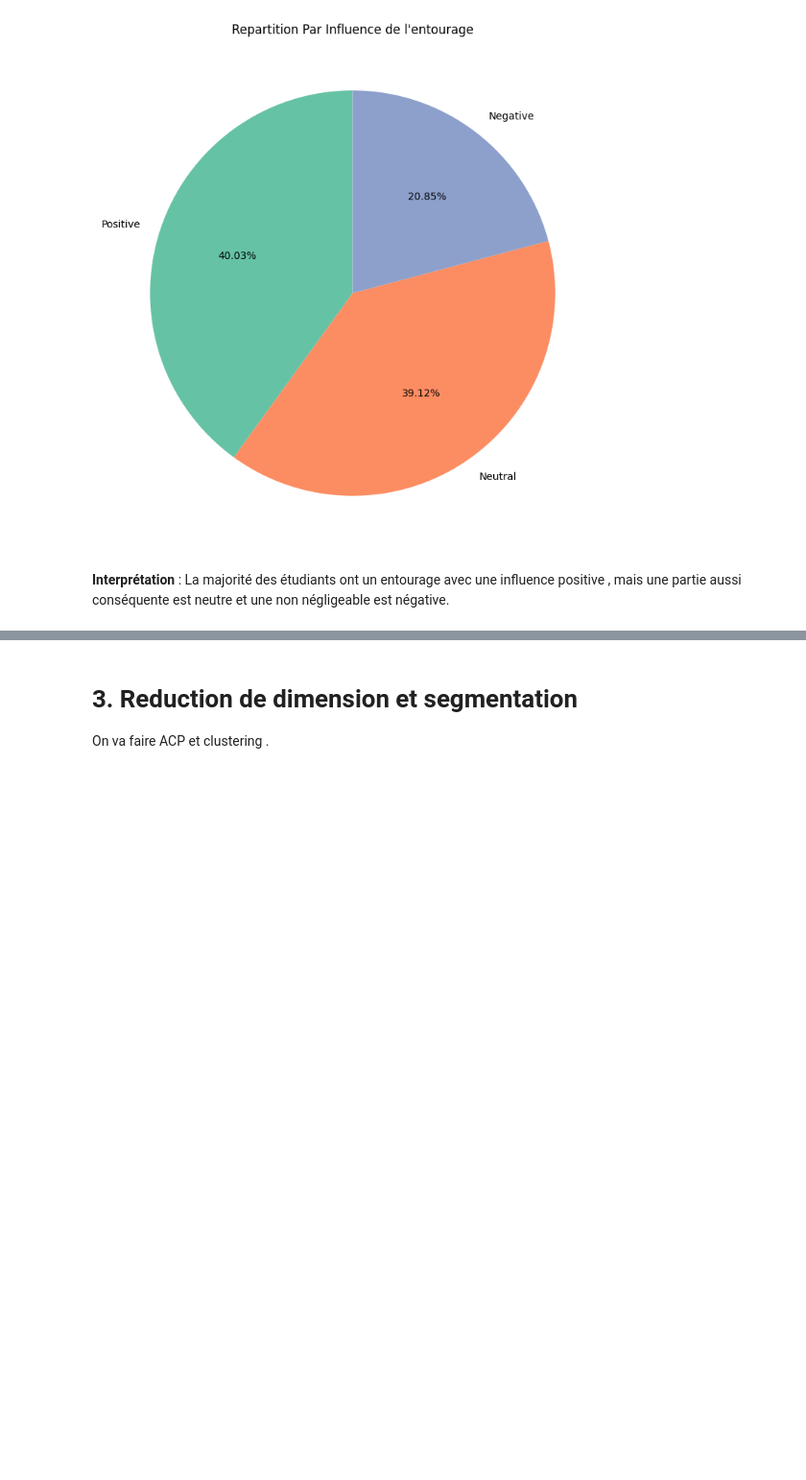
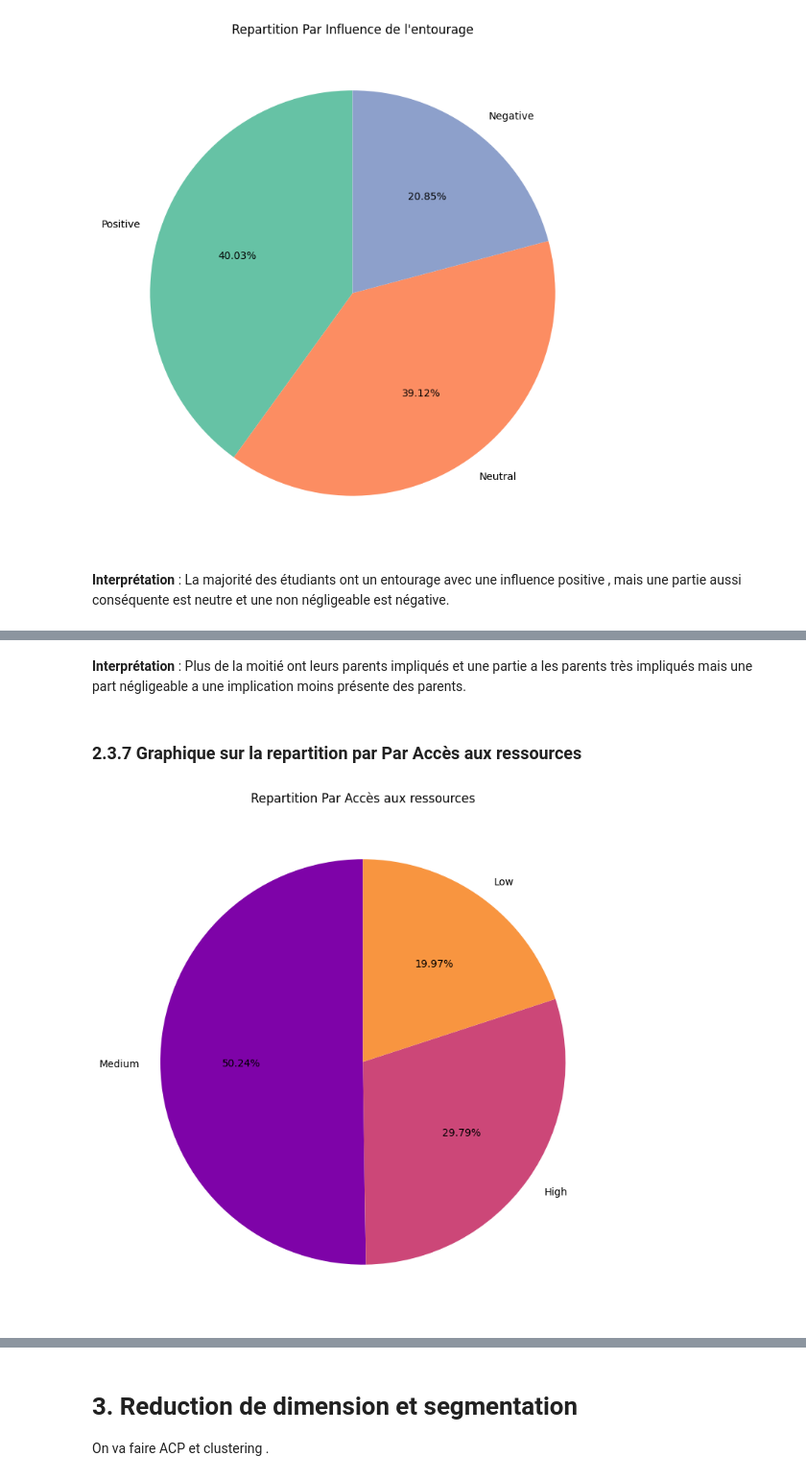
Before and after one commit to Harlequelrah/student_exam_performance_dataset_analysis, a Jupyter notebook: project/main.ipynb, the cells around one changed output, grey strips where cells are left out. Shown at 96% size. Cells and saved outputs as stored; diff of their text form; code cells hidden in the pictures; blank space fills up the shorter version.

```diff
--- a/project/main.ipynb
+++ b/project/main.ipynb
@@ -334,0 +345,13 @@ La majorité des étudiants ont un  entourage avec une influence positive , mais
+# %% [markdown]
+**Interprétation** :
+Plus de la moitié ont leurs parents impliqués et une partie a les parents très impliqués mais une part négligeable a une implication moins présente des parents.
+# %% [markdown]
+### 2.3.7 Graphique sur la repartition par Par Accès aux ressources
+# %%
+get_pie_repartition_chart(
+    series=data["Access_to_Resources"],
+    title="Repartition Par Accès aux ressources",
+    palette="plasma",
+)
+# %% [output]
+[figure, added]
```
Also changed, not shown: parts of 21 cells of this notebook.
